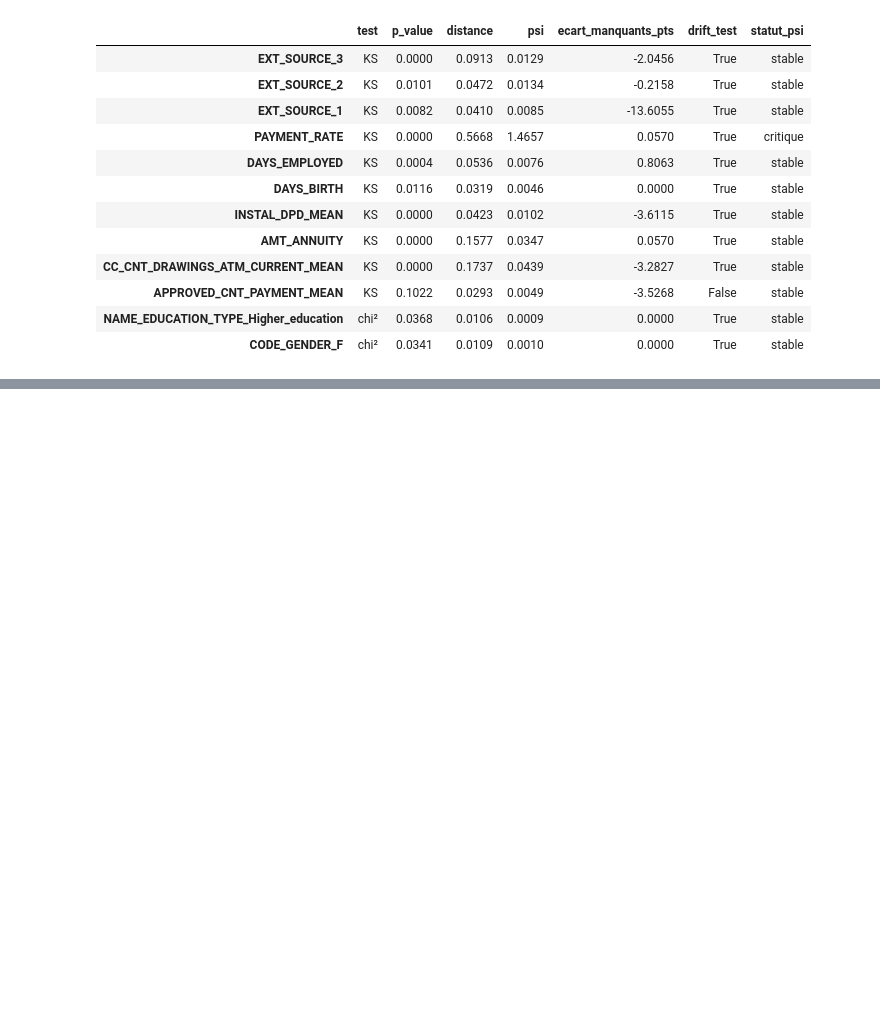
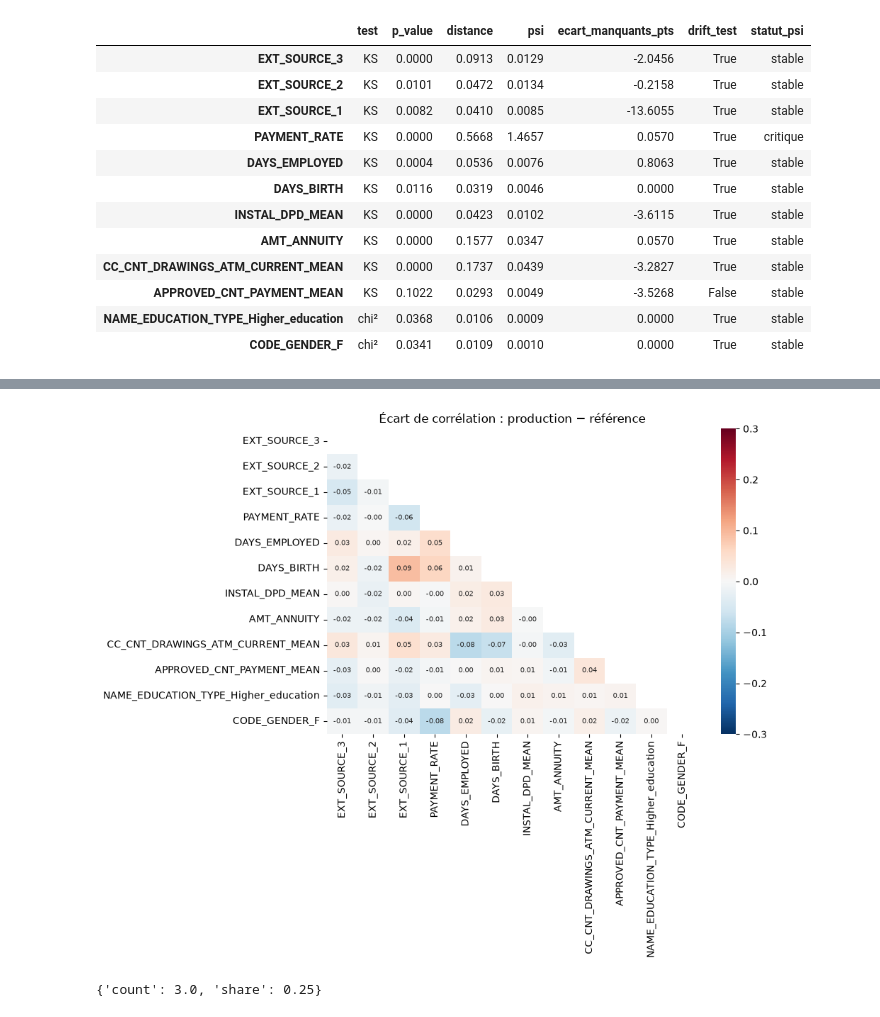
Before and after one commit to matthieudevivie/projet-8---Confirmez-vos-competences-en-MLOps---partie-2, a Jupyter notebook: notebooks/analyse_drift.ipynb, the cells around one changed output, grey strips where cells are left out. Cells and saved outputs as stored; diff of their text form; code cells hidden in the pictures; blank space fills up the shorter version.

```diff
--- a/notebooks/analyse_drift.ipynb
+++ b/notebooks/analyse_drift.ipynb
@@ -278,0 +370,28 @@ resultats.round(4)
+# %%
+ecart = production.corr() - reference.corr()
+fig, ax = plt.subplots(figsize=(10, 8))
+sns.heatmap(ecart, mask=np.triu(np.ones(ecart.shape, dtype=bool)),   # la matrice est symétrique : une moitié suffit
+            center=0, vmin=-0.3, vmax=0.3, cmap="RdBu_r", annot=True, fmt=".2f", annot_kws={"size": 7}, ax=ax)
+ax.set_title("Écart de corrélation : production − référence")
+fig.tight_layout()
+# %% [output]
+[figure, added]
+# %%
+from evidently import DataDefinition, Dataset, Report
+from evidently.presets import DataDriftPreset
+
+# On indique le type de chaque variable : Evidently choisit le test en conséquence
+definition = DataDefinition(
+    numerical_columns=[nom for nom in VARIABLES_SUIVIES if TYPES[nom] != "boolean"],
+    categorical_columns=[nom for nom in VARIABLES_SUIVIES if TYPES[nom] == "boolean"],
+)
+rapport = Report([DataDriftPreset()])
+resultat = rapport.run(
+    reference_data=Dataset.from_pandas(reference, data_definition=definition),
+    current_data=Dataset.from_pandas(production, data_definition=definition),
+)
+(RACINE / "rapports").mkdir(exist_ok=True)
+resultat.save_html(str(RACINE / "rapports" / "rapport_drift.html"))
+resultat.dict()["metrics"][0]["value"]          # le résumé : nombre et part de variables en dérive
+# %% [output]
+{'count': 3.0, 'share': 0.25}
```
Also changed, not shown: parts of 4 cells of this notebook, 3 other files.
